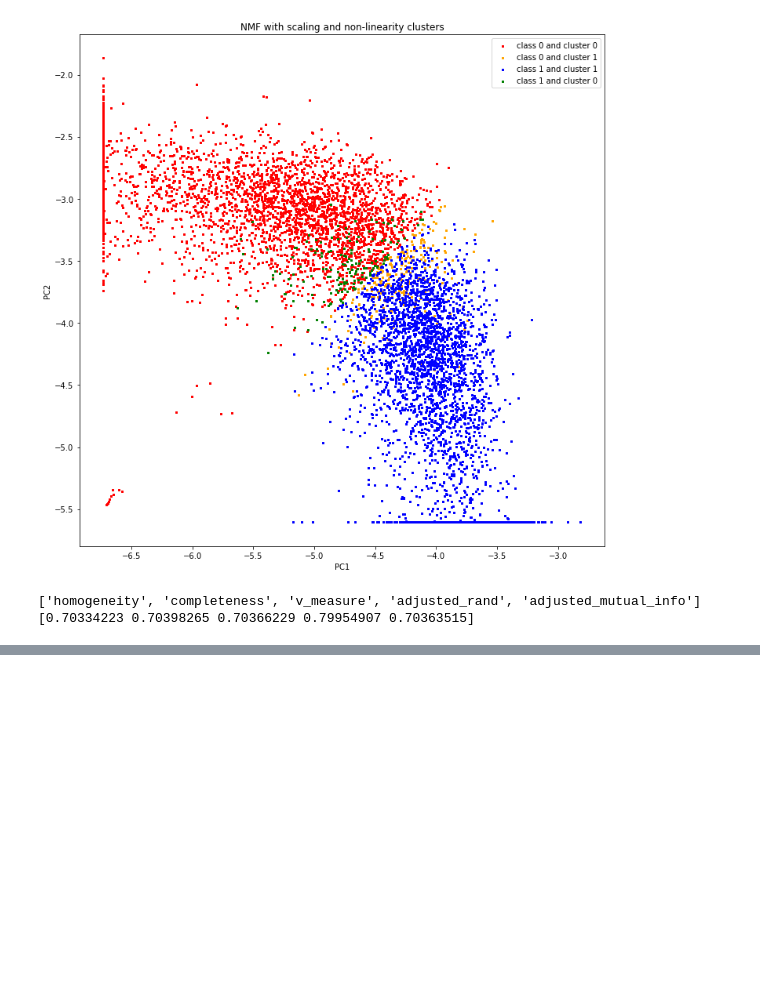
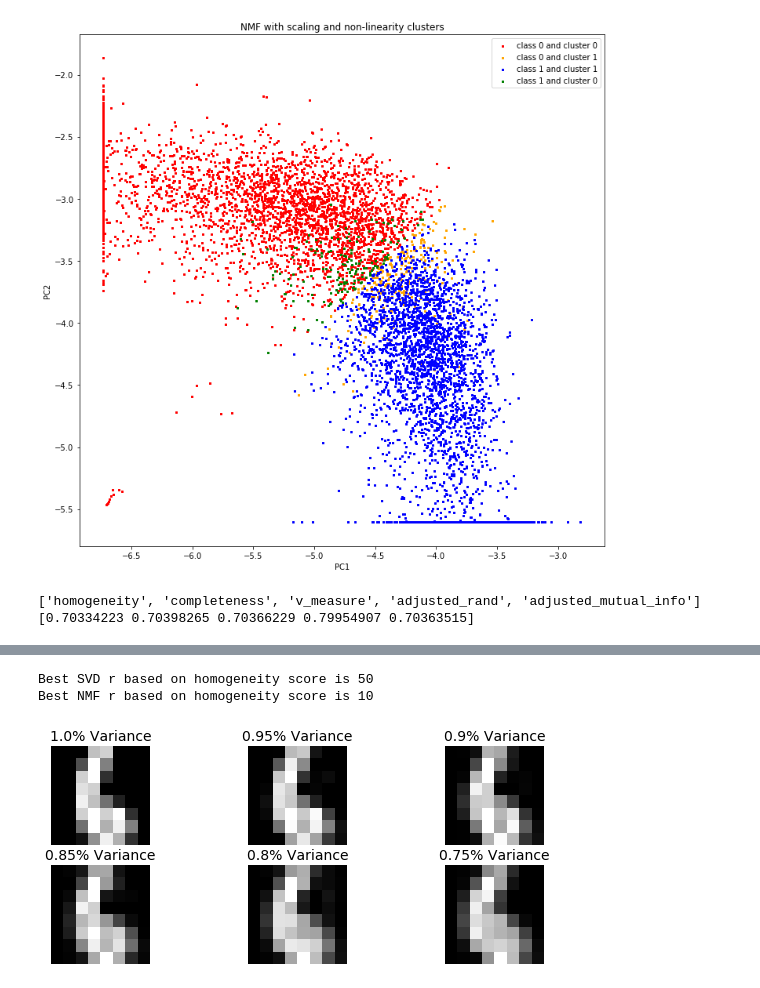
Before and after one commit to sbauersfeld/ECE219, a Jupyter notebook: Project2/project2.ipynb, the cells around one changed output, grey strips where cells are left out. Cells and saved outputs as stored; diff of their text form; code cells hidden in the pictures; blank space fills up the shorter version.

```diff
--- a/Project2/project2.ipynb
+++ b/Project2/project2.ipynb
@@ -254,0 +339,39 @@ def Kmeans_w_other(x_train, x_test, y_train, y_test, model):
+# %%
+use_metric = "homogeneity"
+jdx = metrs.index(use_metric)
+best_svd_r = rs[np.argmax(scores[0, :])]
+best_nmf_r = rs[np.argmax(scores[1, :])]
+
+print("Best SVD r based on {} score is {}".format(use_metric, best_svd_r))
+print("Best NMF r based on {} score is {}".format(use_metric, best_nmf_r))
+# %% [output]
+Best SVD r based on homogeneity score is 50
+Best NMF r based on homogeneity score is 10
+# %%
+from sklearn.decomposition import PCA
+def explainedVariance(prcnt, images):
+    pca = PCA(prcnt)
+    pca.fit(images)
+    components = pca.transform(images)
+#     print(np.shape(components))
+    approxImage = pca.inverse_transform(components)
+    return approxImage
+# %%
+%matplotlib inline
+percentages = np.linspace(100, 75, 6)/100
+plt.figure(figsize=(10,4));
+for idx, percentage in enumerate(percentages):
+    if (idx==0):
+        plt.subplot(2, 3, idx+1);
+        plt.imshow(mnist.data[6].reshape(image_size, image_size),
+                  cmap = plt.cm.gray, interpolation='nearest',
+                  clim=(0, 255));
+    else:
+        plt.subplot(2, 3, idx+1);
+        plt.imshow(explainedVariance(percentage, mnist.data)[6].reshape(image_size, image_size),
+                  cmap = plt.cm.gray, interpolation='nearest',
+                  clim=(0, 255));
+    plt.axis('off')
+    plt.title(str(percentage)+'% Variance', fontsize = 14);
+# %% [output]
+[figure, added]
```
Also changed, not shown: parts of 14 cells of this notebook.
